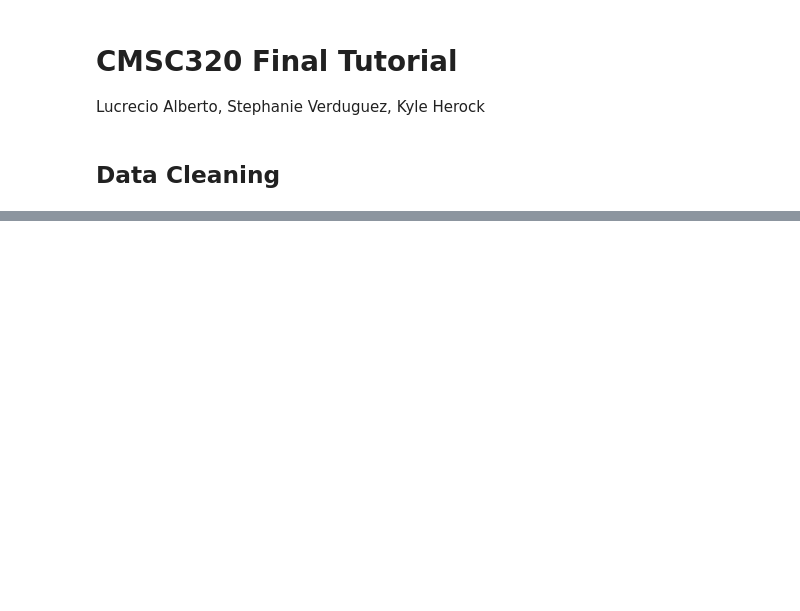
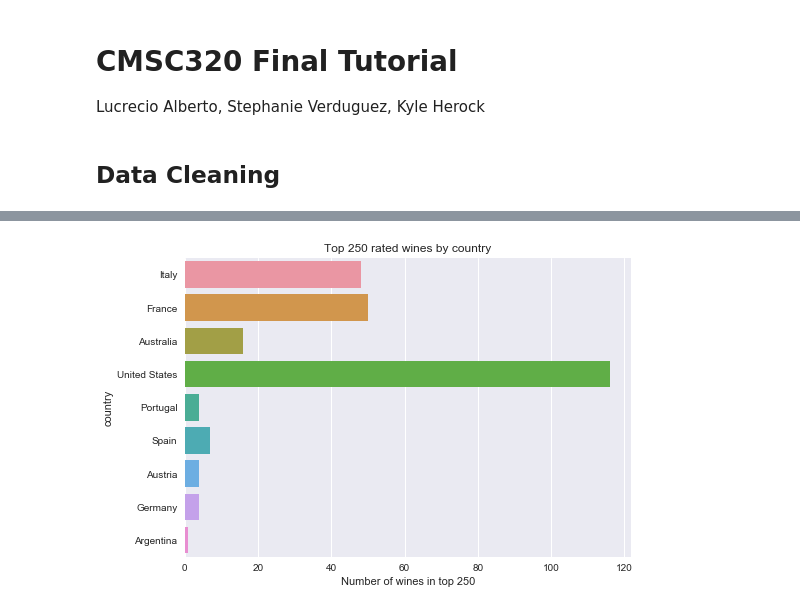
Before and after one commit to kherock/320-lasvkh.github.io, a Jupyter notebook: cmsc320_final_tutorial.ipynb, the cells around one changed output, grey strips where cells are left out. Cells and saved outputs as stored; diff of their text form; code cells hidden in the pictures; blank space fills up the shorter version.

```diff
--- a/cmsc320_final_tutorial.ipynb
+++ b/cmsc320_final_tutorial.ipynb
@@ -100,0 +98,11 @@ plt.show()
+# %%
+#sort by highest ratings and get the top 250
+sorted_by_rating = data.sort_values('points', ascending=False)
+top_250 = sorted_by_rating[:250]
+
+sns.countplot(y="country", data=top_250)
+plt.title('Top 250 rated wines by country')
+plt.xlabel('Number of wines in top 250')
+plt.show()
+# %% [output]
+[figure, added]
```
Also changed, not shown: parts of 8 cells of this notebook.
